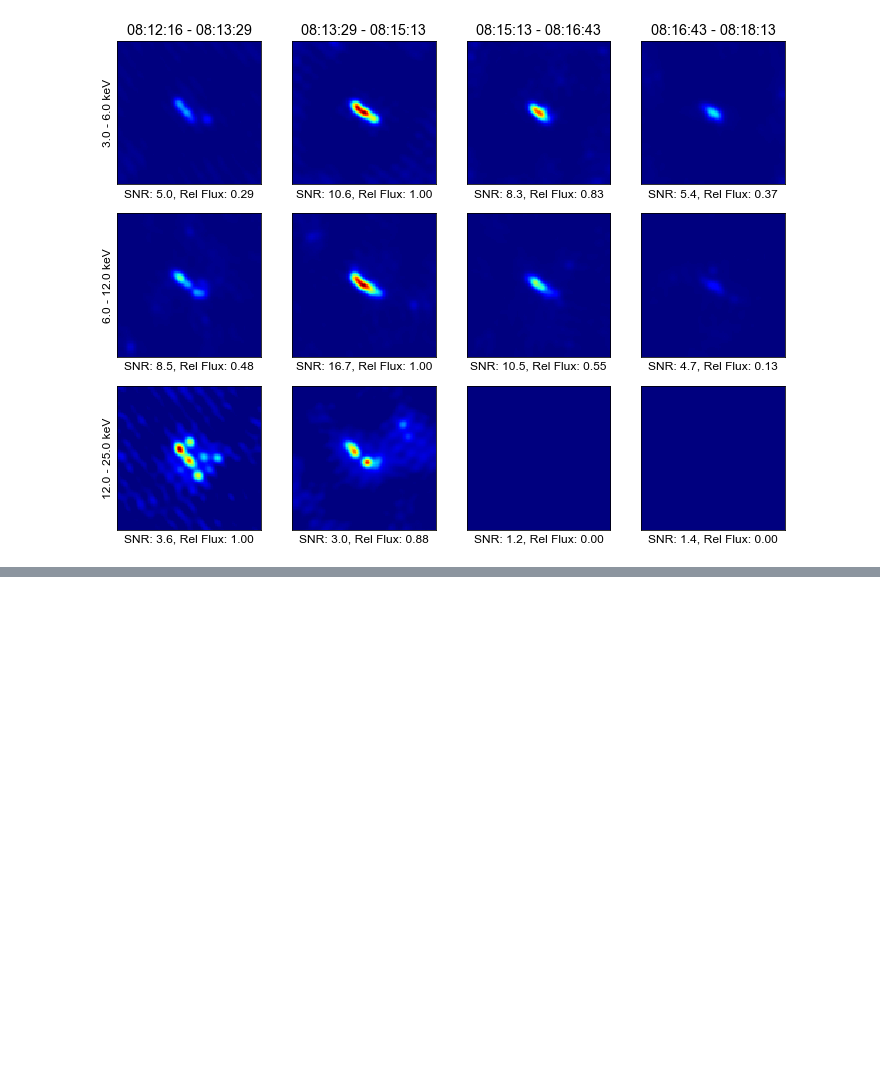
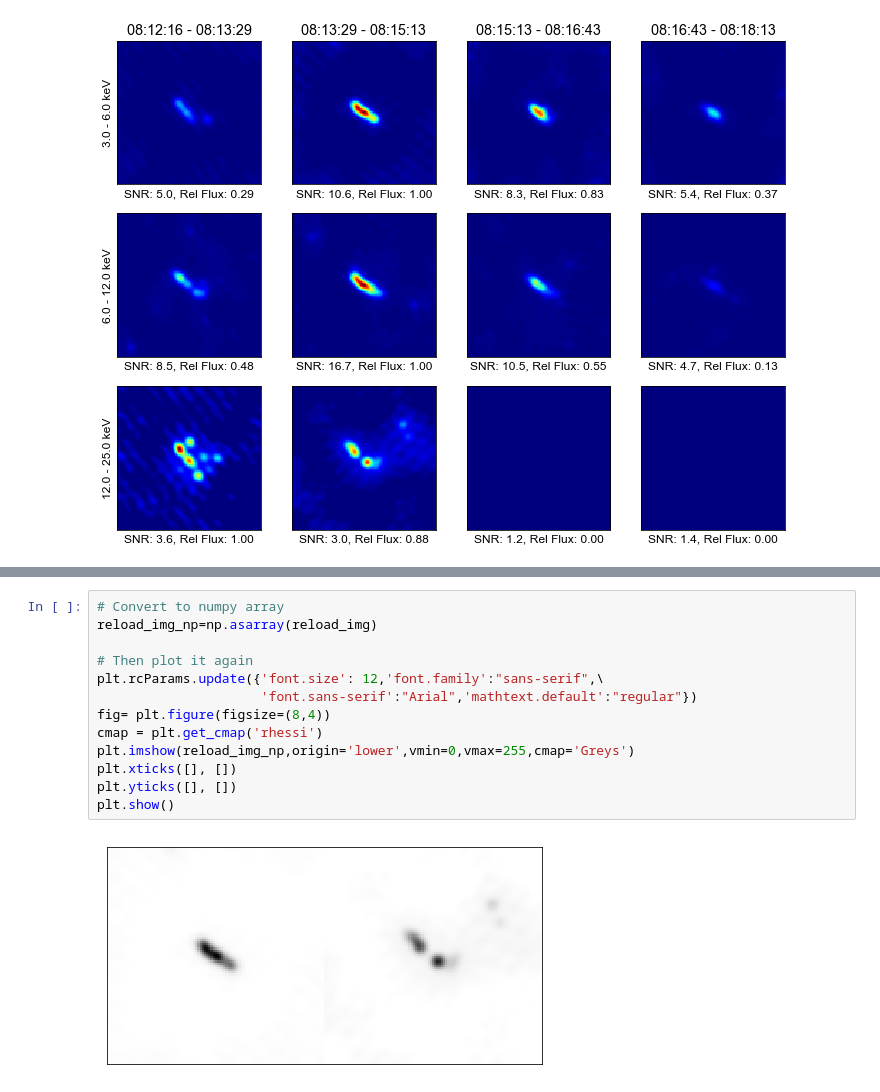
Before and after one commit to ianan/rhsi_flstat, a Jupyter notebook: image_archive_fits.ipynb, the cells around one changed output, grey strips where cells are left out. Saved outputs shown, nothing was run; the diff lists cells and outputs as text; blank space fills up the shorter version.

```diff
--- a/image_archive_fits.ipynb
+++ b/image_archive_fits.ipynb
@@ -148,0 +179,15 @@ plt.show()
+# %%
+# Convert to numpy array
+reload_img_np=np.asarray(reload_img)
+
+# Then plot it again
+plt.rcParams.update({'font.size': 12,'font.family':"sans-serif",\
+                     'font.sans-serif':"Arial",'mathtext.default':"regular"})
+fig= plt.figure(figsize=(8,4))
+cmap = plt.get_cmap('rhessi')
+plt.imshow(reload_img_np,origin='lower',vmin=0,vmax=255,cmap='Greys')
+plt.xticks([], [])
+plt.yticks([], [])
+plt.show()
+# %% [output]
+[figure, added]
```
Also changed, not shown: parts of 8 cells of this notebook, 1 other file.
